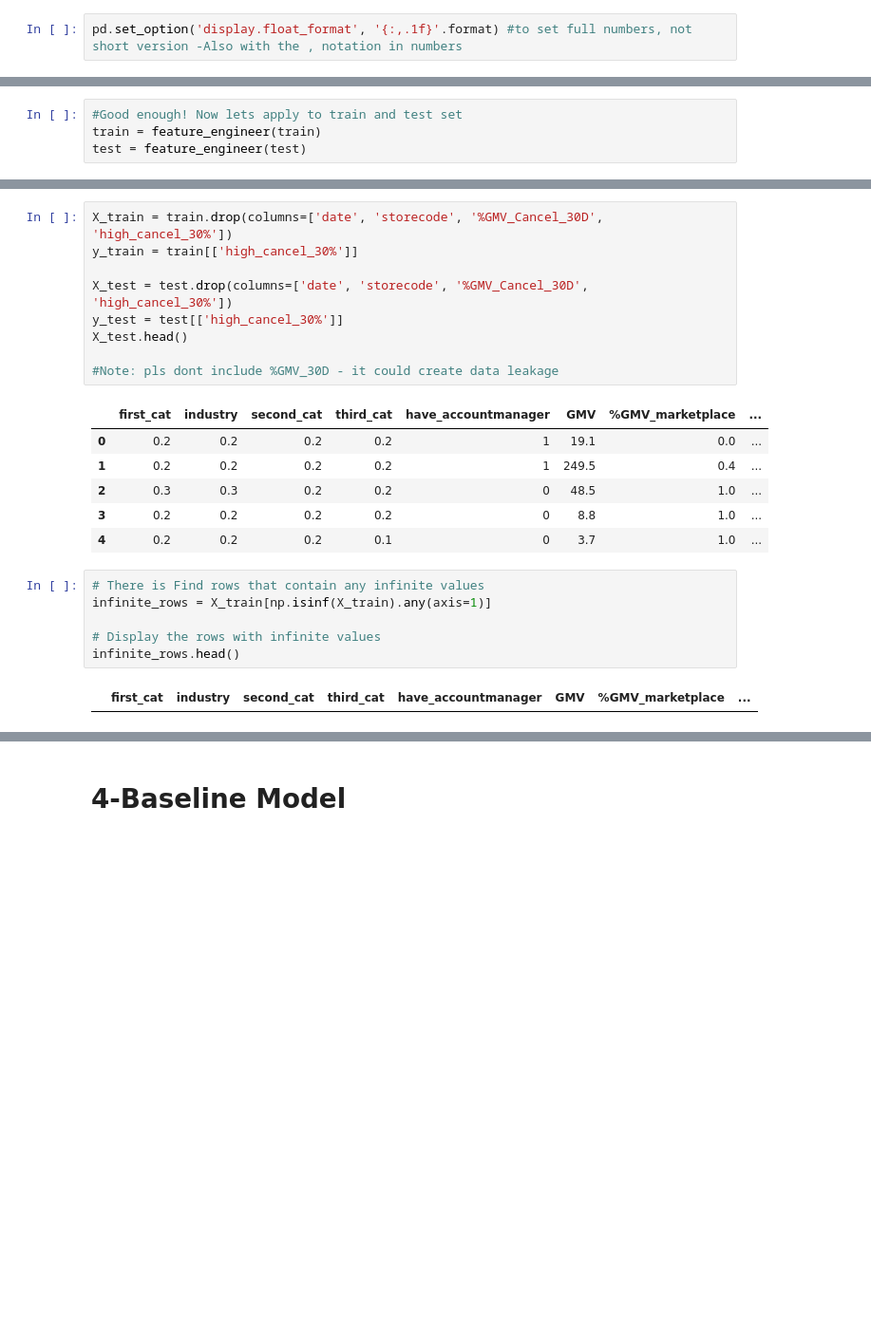
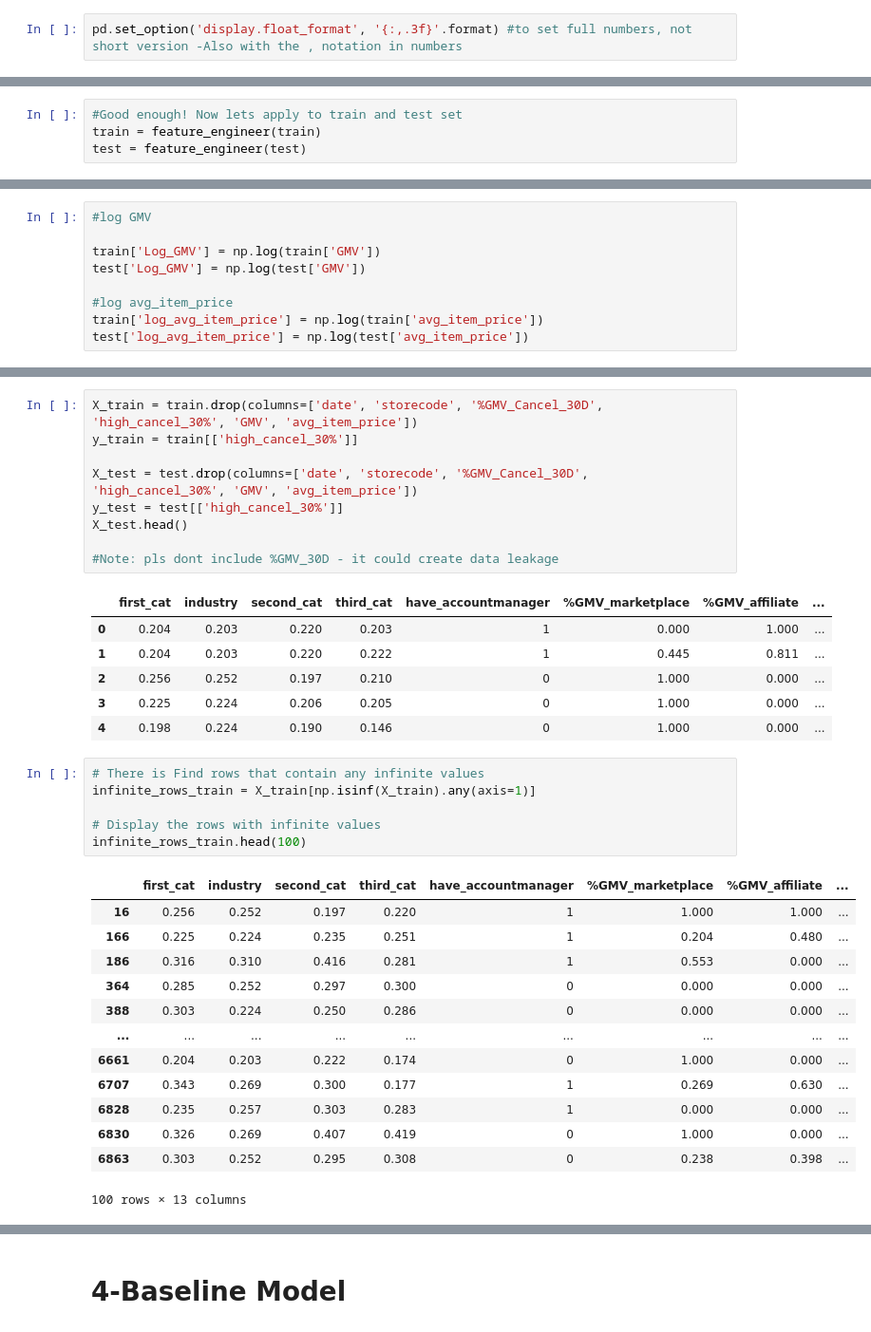
Before and after one commit to hoangfotu/ecommerce_predict_cancellation, a Jupyter notebook: 2. E-commerce Modeling Cancellation Prediction.ipynb, the cells around one changed output, grey strips where cells are left out. Shown at 95% size. Saved outputs shown, nothing was run; the diff lists cells and outputs as text; blank space fills up the shorter version.

```diff
--- a/2. E-commerce Modeling Cancellation Prediction.ipynb
+++ b/2. E-commerce Modeling Cancellation Prediction.ipynb
@@ -12,5 +17,5 @@ from sklearn.metrics import accuracy_score, roc_auc_score, classification_report
 # %%
-pd.set_option('display.float_format', '{:,.1f}'.format) #to set full numbers, not short version -Also with the , notation in numbers
+pd.set_option('display.float_format', '{:,.3f}'.format) #to set full numbers, not short version -Also with the , notation in numbers
 # %%
 # Find optimal threshold using precision-recall curve
 from sklearn.metrics import precision_recall_curve
@@ -1093,0 +1104,9 @@ test = feature_engineer(test)
+# %%
+#log GMV
+
+train['Log_GMV'] = np.log(train['GMV'])
+test['Log_GMV'] = np.log(test['GMV'])
+
+#log avg_item_price
+train['log_avg_item_price'] = np.log(train['avg_item_price'])
+test['log_avg_item_price'] = np.log(test['avg_item_price'])
@@ -1105,24 +1151,36 @@ test.head()
 # %%
-X_train = train.drop(columns=['date', 'storecode', '%GMV_Cancel_30D', 'high_cancel_30%'])
+X_train = train.drop(columns=['date', 'storecode', '%GMV_Cancel_30D', 'high_cancel_30%', 'GMV', 'avg_item_price'])
 y_train = train[['high_cancel_30%']]
 
-X_test = test.drop(columns=['date', 'storecode', '%GMV_Cancel_30D', 'high_cancel_30%'])
+X_test = test.drop(columns=['date', 'storecode', '%GMV_Cancel_30D', 'high_cancel_30%', 'GMV', 'avg_item_price'])
 y_test = test[['high_cancel_30%']]
 X_test.head()
 
 #Note: pls dont include %GMV_30D - it could create data leakage
 # %% [output]
-|  | first_cat | industry | second_cat | third_cat | have_accountmanager | GMV | %GMV_marketplace | ... |
-| 0 | 0.2 | 0.2 | 0.2 | 0.2 | 1 | 19.1 | 0.0 | ... |
-| 1 | 0.2 | 0.2 | 0.2 | 0.2 | 1 | 249.5 | 0.4 | ... |
-| 2 | 0.3 | 0.3 | 0.2 | 0.2 | 0 | 48.5 | 1.0 | ... |
-| 3 | 0.2 | 0.2 | 0.2 | 0.2 | 0 | 8.8 | 1.0 | ... |
-| 4 | 0.2 | 0.2 | 0.2 | 0.1 | 0 | 3.7 | 1.0 | ... |
+|  | first_cat | industry | second_cat | third_cat | have_accountmanager | %GMV_marketplace | %GMV_affiliate | ... |
+| 0 | 0.204 | 0.203 | 0.220 | 0.203 | 1 | 0.000 | 1.000 | ... |
+| 1 | 0.204 | 0.203 | 0.220 | 0.222 | 1 | 0.445 | 0.811 | ... |
+| 2 | 0.256 | 0.252 | 0.197 | 0.210 | 0 | 1.000 | 0.000 | ... |
+| 3 | 0.225 | 0.224 | 0.206 | 0.205 | 0 | 1.000 | 0.000 | ... |
+| 4 | 0.198 | 0.224 | 0.190 | 0.146 | 0 | 1.000 | 0.000 | ... |
 # %%
 # There is Find rows that contain any infinite values
-infinite_rows = X_train[np.isinf(X_train).any(axis=1)]
+infinite_rows_train = X_train[np.isinf(X_train).any(axis=1)]
 
 # Display the rows with infinite values
-infinite_rows.head()
+infinite_rows_train.head(100)
 # %% [output]
-|  | first_cat | industry | second_cat | third_cat | have_accountmanager | GMV | %GMV_marketplace | ... |
+|  | first_cat | industry | second_cat | third_cat | have_accountmanager | %GMV_marketplace | %GMV_affiliate | ... |
+| 16 | 0.256 | 0.252 | 0.197 | 0.220 | 1 | 1.000 | 1.000 | ... |
+| 166 | 0.225 | 0.224 | 0.235 | 0.251 | 1 | 0.204 | 0.480 | ... |
+| 186 | 0.316 | 0.310 | 0.416 | 0.281 | 1 | 0.553 | 0.000 | ... |
+| 364 | 0.285 | 0.252 | 0.297 | 0.300 | 0 | 0.000 | 0.000 | ... |
+| 388 | 0.303 | 0.224 | 0.250 | 0.286 | 0 | 0.000 | 0.000 | ... |
+| ... | ... | ... | ... | ... | ... | ... | ... | ... |
+| 6661 | 0.204 | 0.203 | 0.222 | 0.174 | 0 | 1.000 | 0.000 | ... |
+| 6707 | 0.343 | 0.269 | 0.300 | 0.177 | 1 | 0.269 | 0.630 | ... |
+| 6828 | 0.235 | 0.257 | 0.303 | 0.283 | 1 | 0.000 | 0.000 | ... |
+| 6830 | 0.326 | 0.269 | 0.407 | 0.419 | 0 | 1.000 | 0.000 | ... |
+| 6863 | 0.303 | 0.252 | 0.295 | 0.308 | 0 | 0.238 | 0.398 | ... |
+100 rows × 13 columns
```
Also changed, not shown: parts of 222 cells of this notebook.
